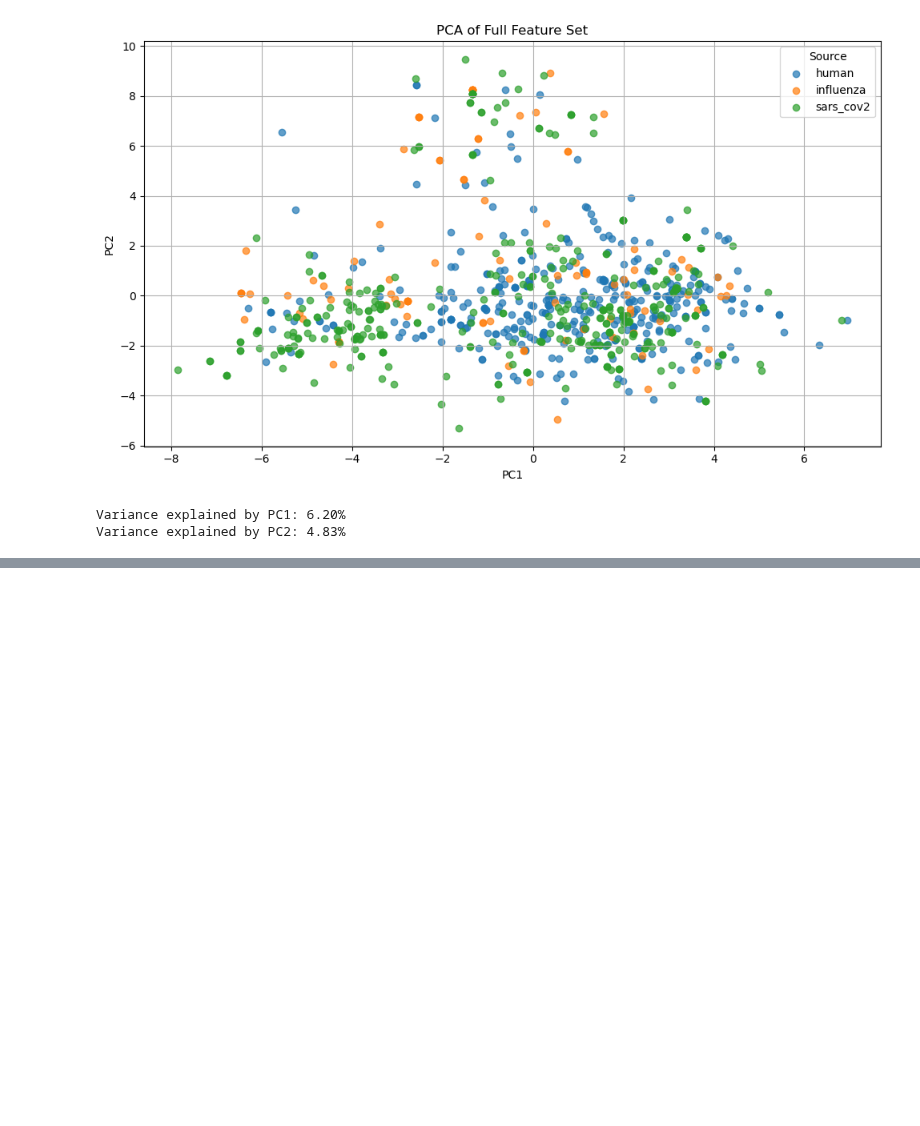
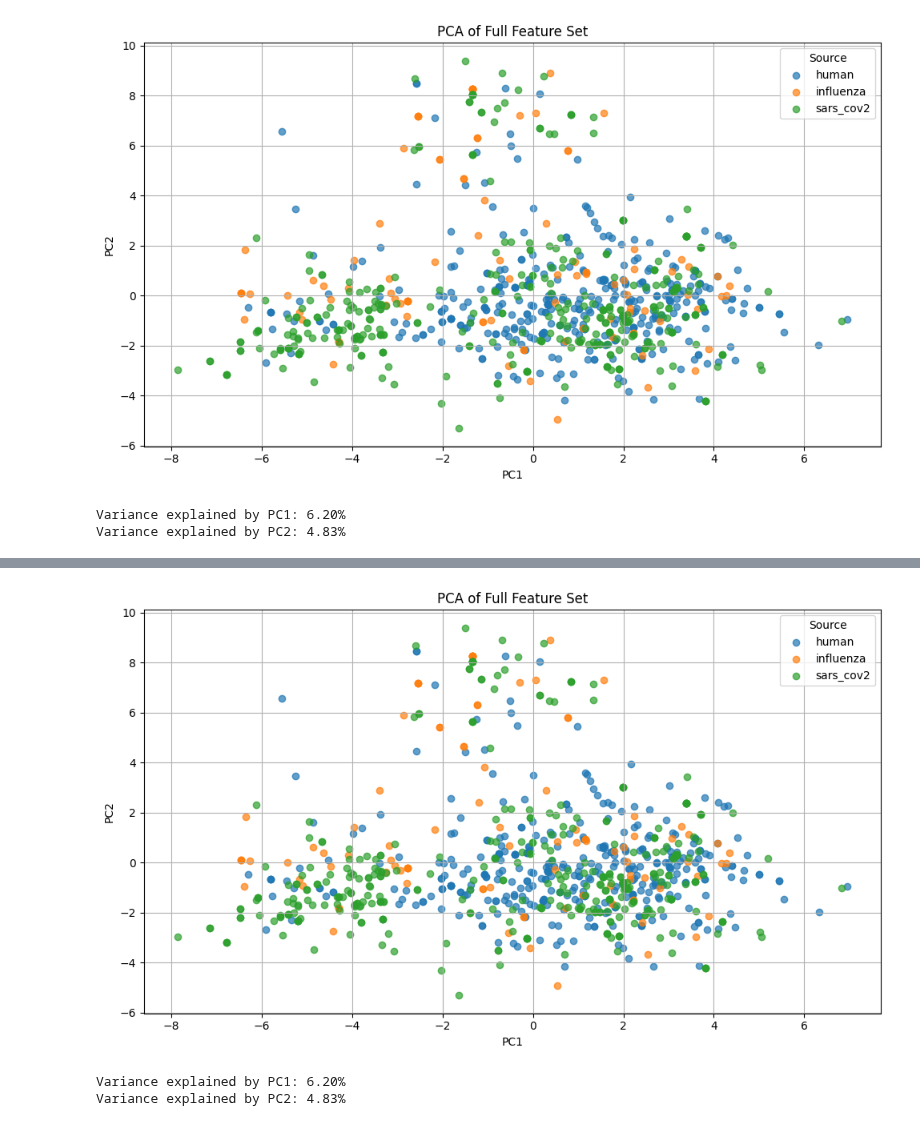
Before and after one commit to datascience-2025-group4/group04-team02, a Jupyter notebook: dataanalysis/05_PCA.ipynb, the cells around one changed output, grey strips where cells are left out. Cells and saved outputs as stored; diff of their text form; code cells hidden in the pictures; blank space fills up the shorter version.

```diff
--- a/dataanalysis/05_PCA.ipynb
+++ b/dataanalysis/05_PCA.ipynb
@@ -52,0 +129,50 @@ Variance explained by PC2: 4.83%
+# %%
+import pandas as pd
+import matplotlib.pyplot as plt
+from sklearn.decomposition import PCA
+from sklearn.preprocessing import StandardScaler
+
+# Step 1: Load the dataset
+df = pd.read_csv("all_data_normalized.tsv", sep="\t")
+
+# Step 2: Select all numerical columns (exclude strings or metadata)
+exclude_cols = ['pdb', 'heavy_chain', 'CDR_H1', 'CDR_H2', 'CDR_H3', 'source']
+numeric_cols = [col for col in df.columns if col not in exclude_cols and pd.api.types.is_numeric_dtype(df[col])]
+
+# Step 3: Extract feature matrix (including any typo columns)
+X = df[numeric_cols].copy()
+
+# Step 4: Standardize data
+scaler = StandardScaler()
+X_scaled = scaler.fit_transform(X)
+
+# Step 5: Apply PCA
+pca = PCA(n_components=3)
+X_pca = pca.fit_transform(X_scaled)
+
+# Step 6: Create PCA results DataFrame
+pca_df = pd.DataFrame(X_pca, columns=["PC1", "PC2", "PC3"])
+pca_df["source"] = df["source"]
+
+# Step 7: Plot PCA result
+plt.figure(figsize=(10, 6))
+for group in pca_df["source"].unique():
+    subset = pca_df[pca_df["source"] == group]
+    plt.scatter(subset["PC1"], subset["PC2"], label=group, alpha=0.7)
+
+plt.xlabel("PC1")
+plt.ylabel("PC2")
+plt.title("PCA of Full Feature Set")
+plt.legend(title="Source")
+plt.grid(True)
+plt.tight_layout()
+plt.show()
+
+# Step 8: Print explained variance
+explained = pca.explained_variance_ratio_
+print(f"Variance explained by PC1: {explained[0]:.2%}")
+print(f"Variance explained by PC2: {explained[1]:.2%}")
+# %% [output]
+[figure, added]
+Variance explained by PC1: 6.20%
+Variance explained by PC2: 4.83%
```
Also changed, not shown: parts of 4 cells of this notebook, 6 other files.
